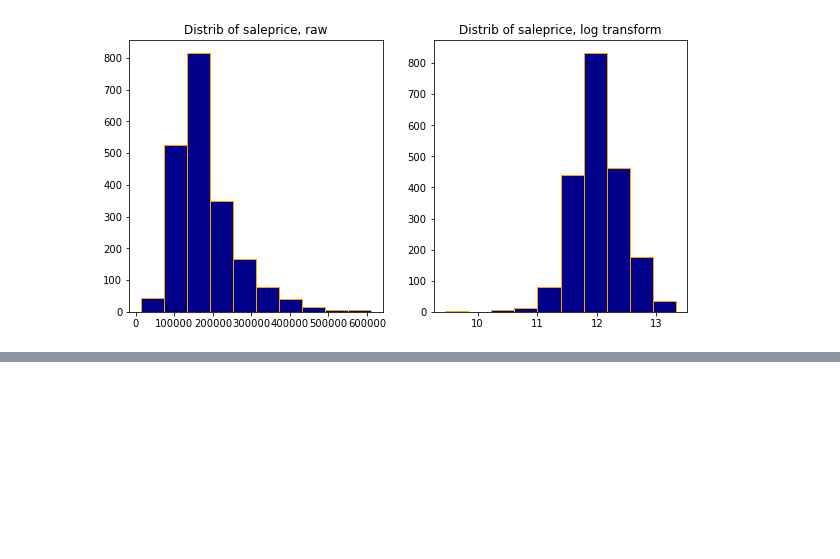
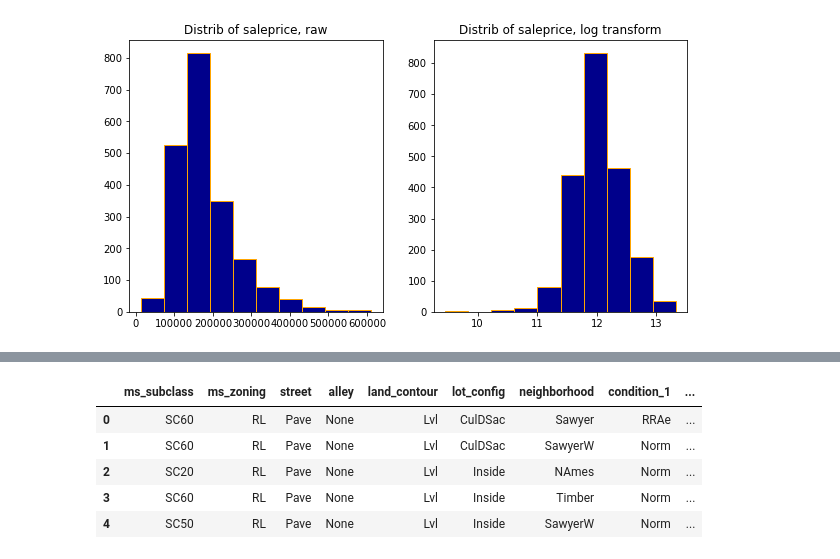
Before and after one commit to welcometohelen/firstkaggle_ames_housing, a Jupyter notebook: Project_2_firstmodel.ipynb, the cells around one changed output, grey strips where cells are left out. Cells and saved outputs as stored; diff of their text form; code cells hidden in the pictures; blank space fills up the shorter version.

```diff
--- a/Project_2_firstmodel.ipynb
+++ b/Project_2_firstmodel.ipynb
@@ -386,0 +497,9 @@ ames_nums[sigskew_index] = np.log1p(ames_nums[sigskew.index])
+# %%
+ames_cats.head()
+# %% [output]
+|  | ms_subclass | ms_zoning | street | alley | land_contour | lot_config | neighborhood | condition_1 | ... |
+| 0 | SC60 | RL | Pave | None | Lvl | CulDSac | Sawyer | RRAe | ... |
+| 1 | SC60 | RL | Pave | None | Lvl | CulDSac | SawyerW | Norm | ... |
+| 2 | SC20 | RL | Pave | None | Lvl | Inside | NAmes | Norm | ... |
+| 3 | SC60 | RL | Pave | None | Lvl | Inside | Timber | Norm | ... |
+| 4 | SC50 | RL | Pave | None | Lvl | Inside | SawyerW | Norm | ... |
```
Also changed, not shown: parts of 47 cells of this notebook.
